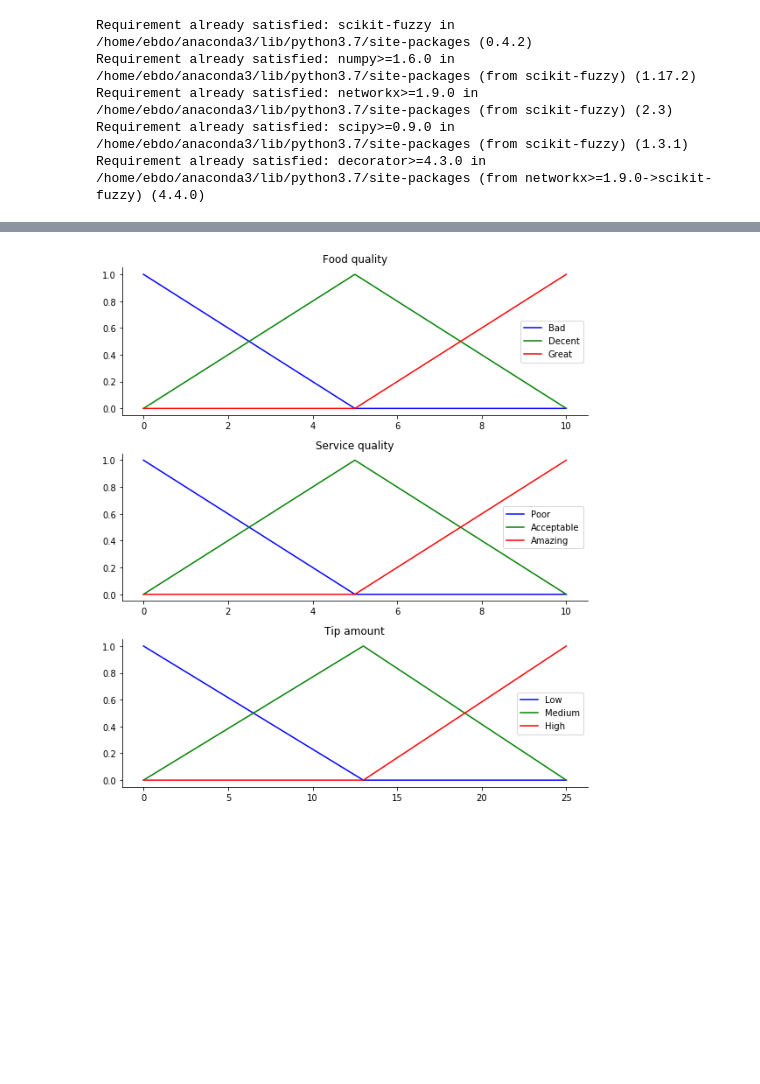
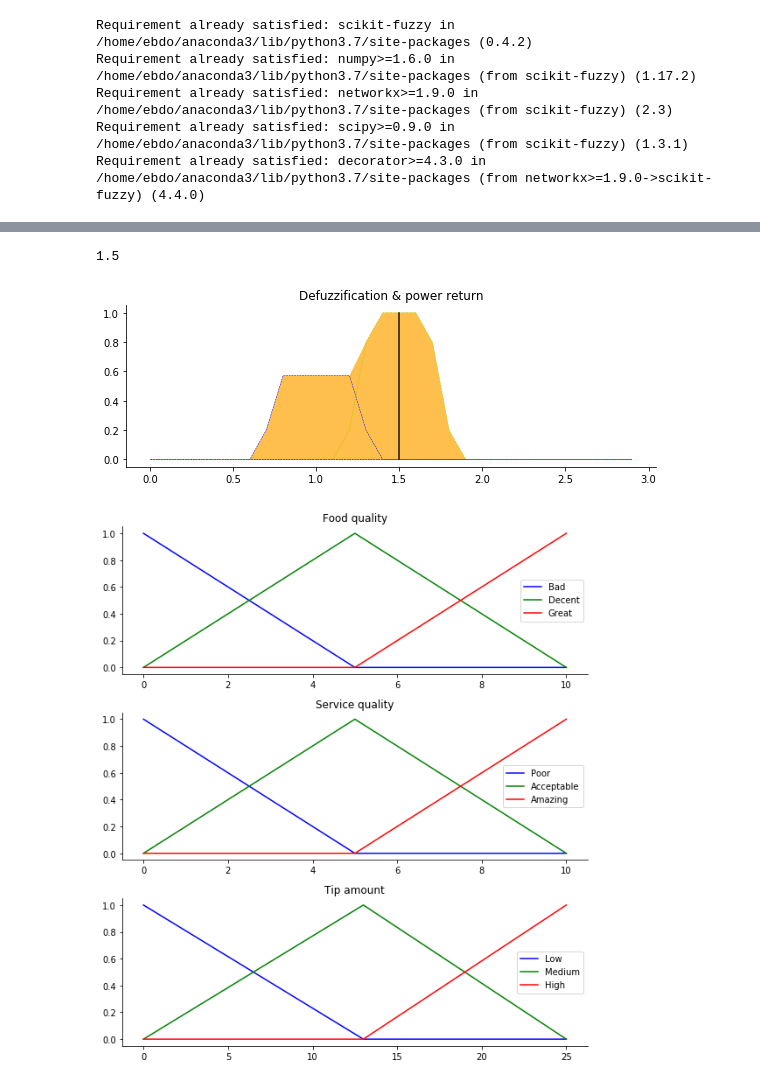
Before and after one commit to EDU-FRANCK-JUBIN/exos-systeme-expert-hebdox, a Jupyter notebook: Scikit-fuzzy.ipynb, the cells around one changed output, grey strips where cells are left out. Saved outputs shown, nothing was run; the diff lists cells and outputs as text; code cells hidden in the pictures; blank space fills up the shorter version.

```diff
--- a/Scikit-fuzzy.ipynb
+++ b/Scikit-fuzzy.ipynb
@@ -65,3 +163,49 @@ plt.tight_layout()
+# %%
+#merging data
+aggregated = np.fmax(VVL_P_defuzz,
+np.fmax(VL_P_defuzz,
+np.fmax(L_P_defuzz,
+np.fmax(M_P_defuzz,
+np.fmax(H_P_defuzz,
+np.fmax(VH_P_defuzz, VVH_P_defuzz))))))
+
+power = fuzz.defuzz(power_array, aggregated, 'mom')
+
+# visualization
+power_visu = fuzz.interp_membership(power_array, aggregated, power)
+
+
+
+# Visualize this
+fig, ax0 = plt.subplots(figsize=(8, 3))
+ax0.plot(power_array, VVL_P_defuzz, 'c', linewidth=0.5, linestyle='--', )
+ax0.plot(power_array, VL_P_defuzz, 'c', linewidth=0.5, linestyle='--', )
+ax0.plot(power_array, L_P_defuzz, 'b', linewidth=0.5, linestyle='--', )
+ax0.plot(power_array, M_P_defuzz, 'y', linewidth=0.5, linestyle='--', )
+ax0.plot(power_array, H_P_defuzz, 'y', linewidth=0.5, linestyle='--', )
+ax0.plot(power_array, VH_P_defuzz, 'm', linewidth=0.5, linestyle='--', )
+ax0.plot(power_array, VVH_P_defuzz, 'r', linewidth=0.5, linestyle='--', )
+
+
+
+
+
+ax0.fill_between(power_array, power0, aggregated, facecolor='Orange', alpha=0.7)
+
+
+ax0.plot([power, power], [0, power_visu], 'k', linewidth=1.5, alpha=0.9)
+ax0.set_title('Defuzzification & power return')
+# Turn off top/right axes
+for ax in (ax0,):
+    ax.spines['top'].set_visible(False)
+    ax.spines['right'].set_visible(False)
+    ax.get_xaxis().tick_bottom()
+    ax.get_yaxis().tick_left()
+plt.tight_layout()
+print(power)
+# %% [output]
+1.5
+[figure, added]
 # %%
 # Copied from example
 # %%
```
Also changed, not shown: parts of 2 cells of this notebook.
